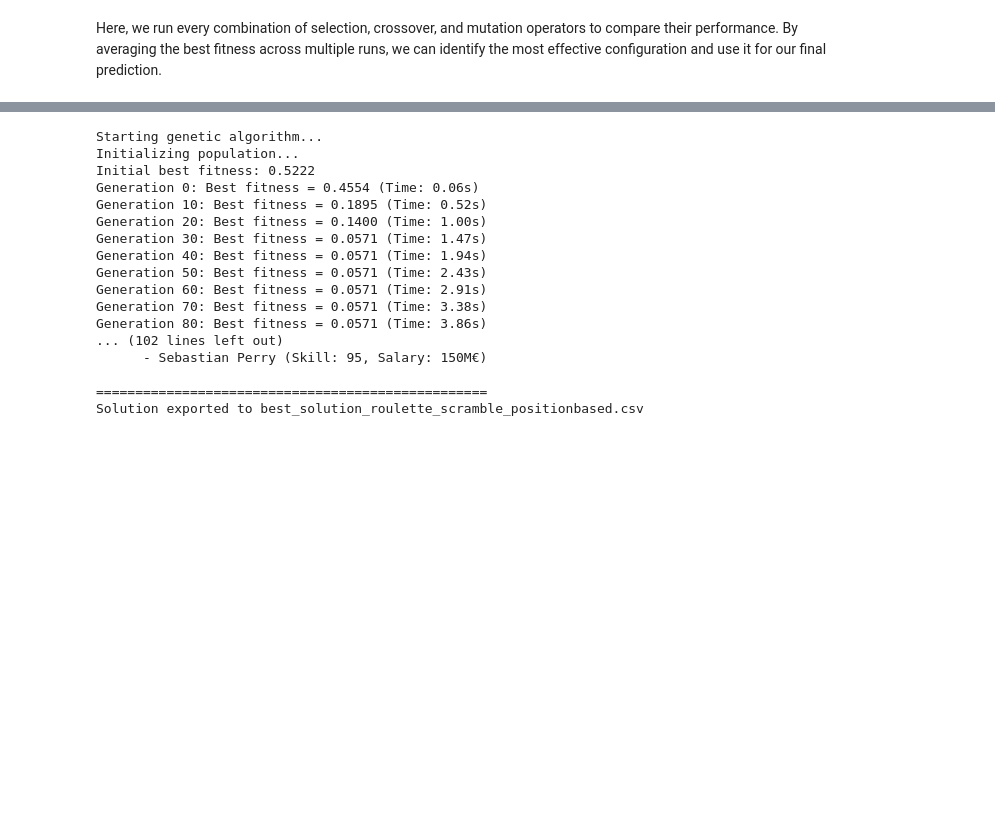
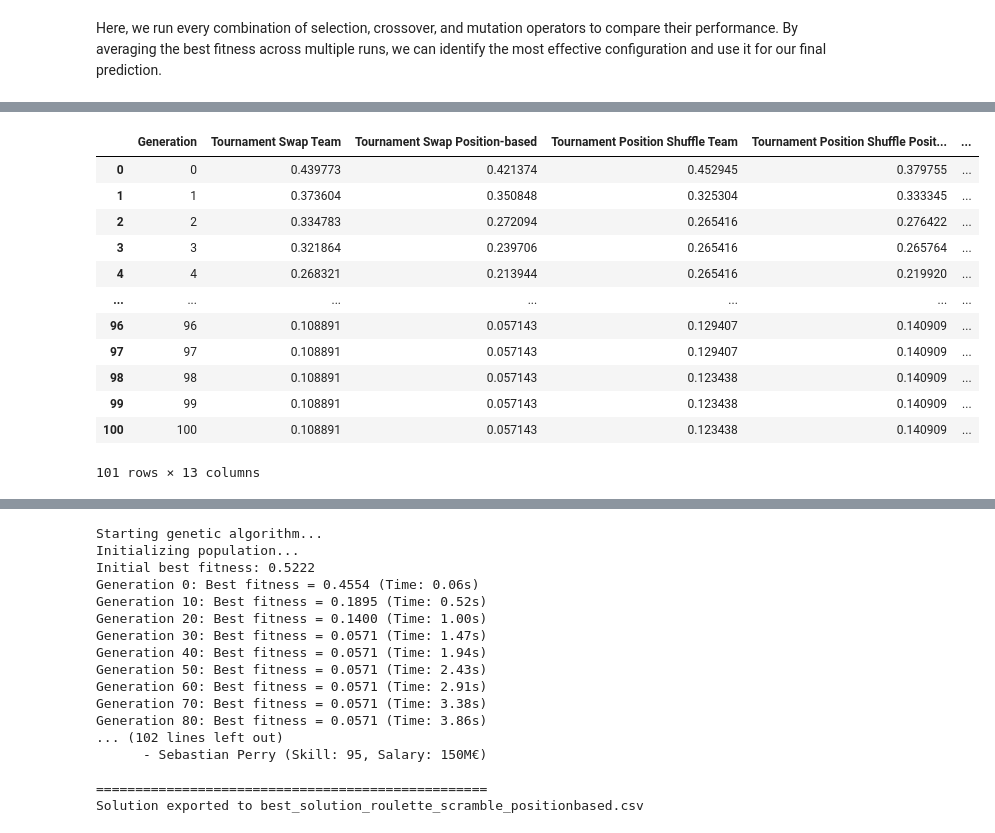
Before and after one commit to philippedut/CIFO_project, a Jupyter notebook: src/code_final.ipynb, the cells around one changed output, grey strips where cells are left out. Cells and saved outputs as stored; diff of their text form; code cells hidden in the pictures; blank space fills up the shorter version.

```diff
--- a/src/code_final.ipynb
+++ b/src/code_final.ipynb
@@ -137,2 +133,39 @@ Evolution completed in 4.94 seconds
 Final best fitness: 0.0571
+# %%
+variant_dfs = {
+    'Tournament Swap Team': df_tour_swap_team,
+    'Tournament Swap Position-based': df_tour_swap_positionbased,
+    'Tournament Position Shuffle Team': df_tour_positionshuffle_team,
+    'Tournament Position Shuffle Position-based': df_tour_positionshuffle_positionbased,
+    'Tournament Scramble Team': df_tour_scramble_team,
+    'Tournament Scramble Position-based': df_tour_scramble_positionbased,
+    'Roulette Wheel Swap Team': df_roulette_swap_team,
+    'Roulette Wheel Swap Position-based': df_roulette_swap_positionbased,
+    'Roulette Wheel Position Shuffle Team': df_roulette_positionshuffle_team,
+    'Roulette Wheel Position Shuffle Position-based': df_roulette_positionshuffle_positionbased,
+    'Roulette Wheel Scramble Team': df_roulette_scramble_team,
+    'Roulette Wheel Scramble Position-based': df_roulette_scramble_positionbased
+}
+dfs = []
+for variant_name, df_variant in variant_dfs.items():
+    df_temp = df_variant.copy().set_index('Generation')
+    df_temp = df_temp.rename(columns={'AvgBestFitness': variant_name})
+    dfs.append(df_temp)
+
+merged_df = pd.concat(dfs, axis=1).reset_index()
+merged_df
+# %% [output]
+|  | Generation | Tournament Swap Team | Tournament Swap Position-based | Tournament Position Shuffle Team | Tournament Position Shuffle Posit... | ... |
+| 0 | 0 | 0.439773 | 0.421374 | 0.452945 | 0.379755 | ... |
+| 1 | 1 | 0.373604 | 0.350848 | 0.325304 | 0.333345 | ... |
+| 2 | 2 | 0.334783 | 0.272094 | 0.265416 | 0.276422 | ... |
+| 3 | 3 | 0.321864 | 0.239706 | 0.265416 | 0.265764 | ... |
+| 4 | 4 | 0.268321 | 0.213944 | 0.265416 | 0.219920 | ... |
+| ... | ... | ... | ... | ... | ... | ... |
+| 96 | 96 | 0.108891 | 0.057143 | 0.129407 | 0.140909 | ... |
+| 97 | 97 | 0.108891 | 0.057143 | 0.129407 | 0.140909 | ... |
+| 98 | 98 | 0.108891 | 0.057143 | 0.123438 | 0.140909 | ... |
+| 99 | 99 | 0.108891 | 0.057143 | 0.123438 | 0.140909 | ... |
+| 100 | 100 | 0.108891 | 0.057143 | 0.123438 | 0.140909 | ... |
+101 rows × 13 columns
 # %%
```
Also changed, not shown: parts of 12 cells of this notebook.
